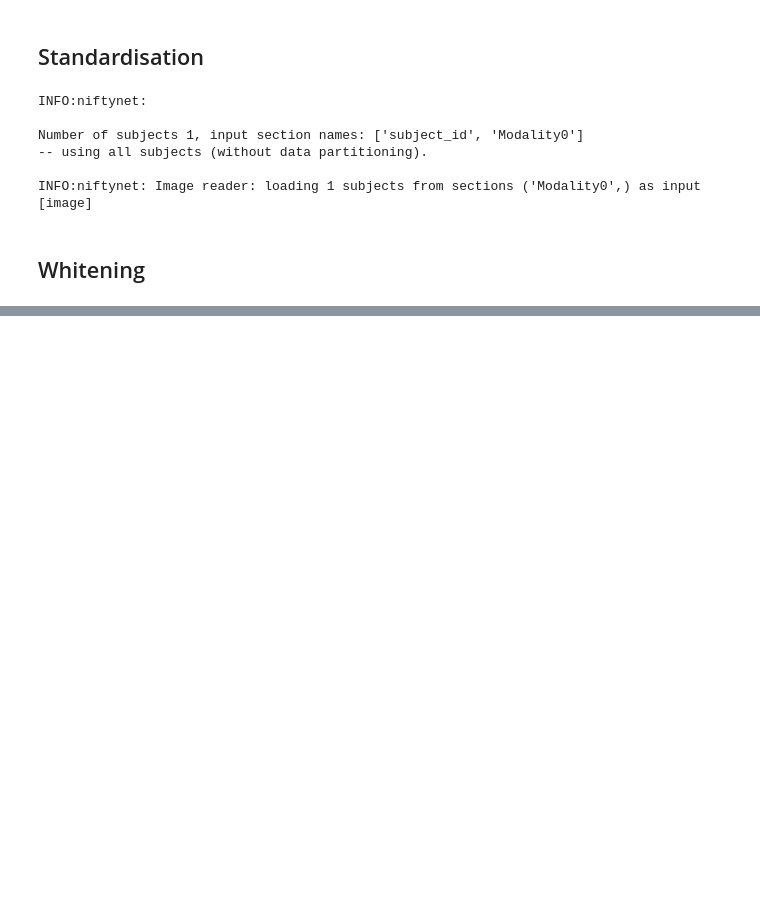
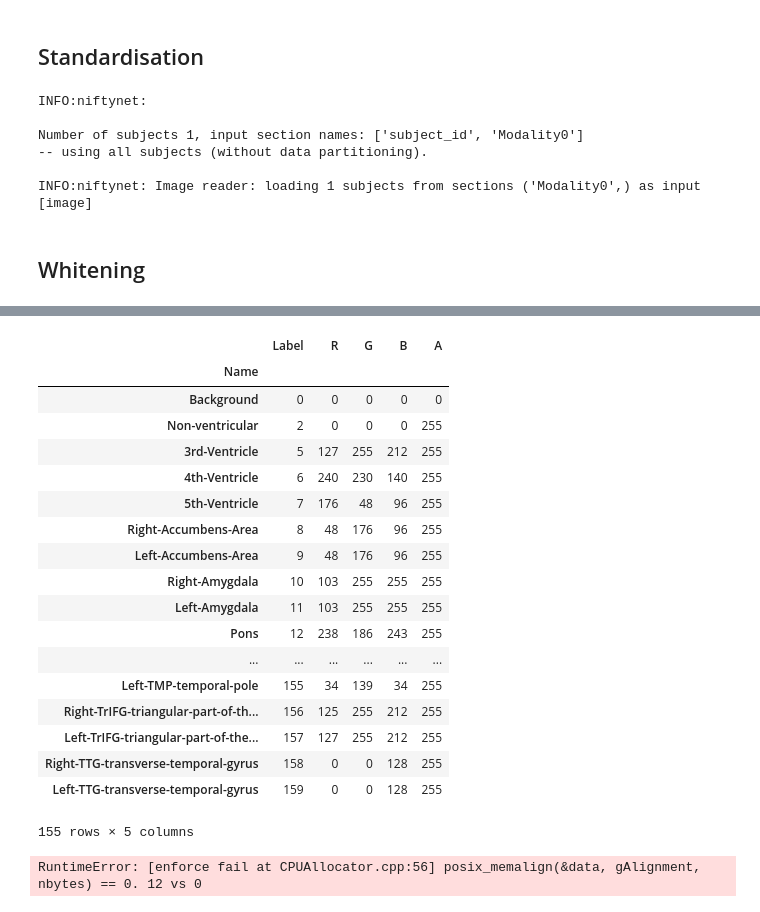
Before and after one commit to fepegar/tf2pt, a Jupyter notebook: TestWeights.ipynb, the cells around one changed output, grey strips where cells are left out. Drawn from its saved outputs; the diff is of its cells as text; code cells hidden in the pictures; blank space fills up the shorter version.

```diff
--- a/TestWeights.ipynb
+++ b/TestWeights.ipynb
@@ -272,14 +243,47 @@ axes[0].hist(data_tf.ravel(), bins=50)
 axes[1].hist(data_pt.ravel(), bins=50)
 plt.tight_layout()
 plt.show()
+# %%
+import pandas as pd
+colors = pd.read_csv(
+    'GIFNiftyNet.ctbl',
+    sep=' ',
+    names=['Label', 'Name', 'R', 'G', 'B', 'A'],
+    index_col='Name',
+)
+colors
+# %% [output]
+|  | Label | R | G | B | A |
+| Name |  |  |  |  |  |
+| Background | 0 | 0 | 0 | 0 | 0 |
+| Non-ventricular | 2 | 0 | 0 | 0 | 255 |
+| 3rd-Ventricle | 5 | 127 | 255 | 212 | 255 |
+| 4th-Ventricle | 6 | 240 | 230 | 140 | 255 |
+| 5th-Ventricle | 7 | 176 | 48 | 96 | 255 |
+| Right-Accumbens-Area | 8 | 48 | 176 | 96 | 255 |
+| Left-Accumbens-Area | 9 | 48 | 176 | 96 | 255 |
+| Right-Amygdala | 10 | 103 | 255 | 255 | 255 |
+| Left-Amygdala | 11 | 103 | 255 | 255 | 255 |
+| Pons | 12 | 238 | 186 | 243 | 255 |
+| ... | ... | ... | ... | ... | ... |
+| Left-TMP-temporal-pole | 155 | 34 | 139 | 34 | 255 |
+| Right-TrIFG-triangular-part-of-th... | 156 | 125 | 255 | 212 | 255 |
+| Left-TrIFG-triangular-part-of-the... | 157 | 127 | 255 | 212 | 255 |
+| Right-TTG-transverse-temporal-gyrus | 158 | 0 | 0 | 128 | 255 |
+| Left-TTG-transverse-temporal-gyrus | 159 | 0 | 0 | 128 | 255 |
+155 rows × 5 columns
 # %%
-labels = outputs.argmax(dim=1).squeeze().cpu().numpy()
+labels = outputs.argmax(dim=1).squeeze().cpu().numpy().astype(np.uint16)
 output_array = output.squeeze().cpu().numpy()
-nib.Nifti1Image(output_array[0, ...], np.eye(4)).to_filename('/tmp/activation_pt.nii.gz')
+label = colors.loc['Right-Thalamus-Proper'].Label
+nib.Nifti1Image(output_array[label, ...], np.eye(4)).to_filename('/tmp/activation_pt.nii.gz')
+nib.Nifti1Image(labels, np.eye(4)).to_filename('/tmp/labels_pt.nii.gz')
 image_label_overlay = label2rgb(labels)
 plot_volume(roi)
-plot_volume(output_array[0, ...])
+plot_volume(output_array[label, ...])
 plot_volume(image_label_overlay)
+# %% [output]
+RuntimeError: [enforce fail at CPUAllocator.cpp:56] posix_memalign(&data, gAlignment, nbytes) == 0. 12 vs 0
 # %%
 # label_map = np.zeros_like(data, dtype=np.uint16)
 # label_map[ini[0]:fin[0], ini[1]:fin[1], ini[2]:fin[2]] = labels
```
Also changed, not shown: parts of 5 cells of this notebook, 3 other files.
